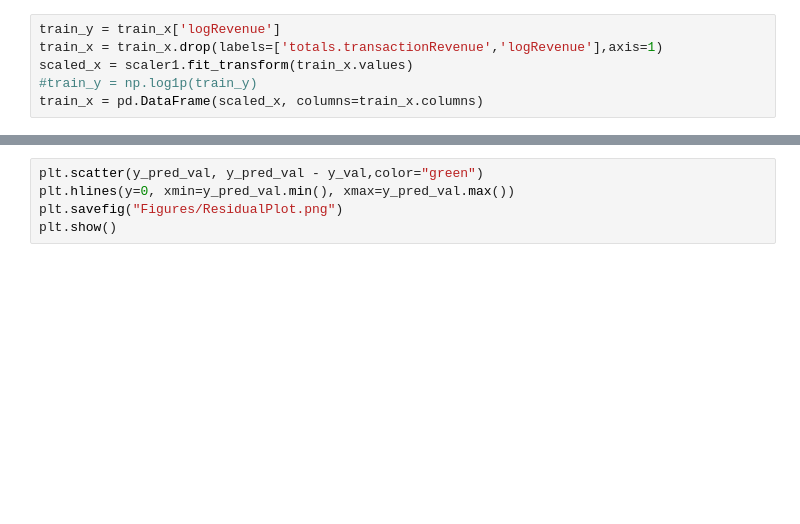
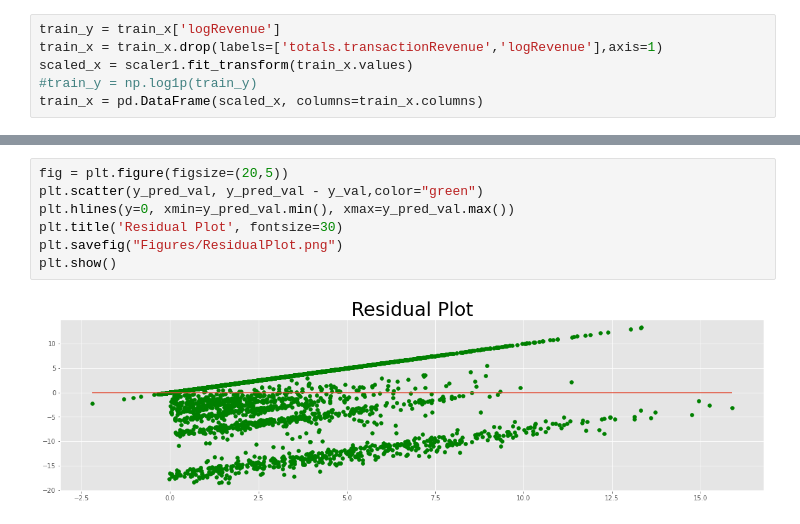
Before and after one commit to sherintm/GA-customer-revenue-analysis, a Jupyter notebook: GACustomerRevenueAnalysis.ipynb, the cells around one changed output, grey strips where cells are left out. Saved outputs shown, nothing was run; the diff lists cells and outputs as text; blank space fills up the shorter version.

```diff
--- a/GACustomerRevenueAnalysis.ipynb
+++ b/GACustomerRevenueAnalysis.ipynb
@@ -1270,5 +1331,9 @@ print(f"LGBM: RMSE val: {np.sqrt(mean_squared_error(y_val, y_pred_val))}")
 # %%
+fig = plt.figure(figsize=(20,5))
 plt.scatter(y_pred_val, y_pred_val - y_val,color="green")
 plt.hlines(y=0, xmin=y_pred_val.min(), xmax=y_pred_val.max())
+plt.title('Residual Plot', fontsize=30)
 plt.savefig("Figures/ResidualPlot.png")
 plt.show()
+# %% [output]
+[figure, added]
```
Also changed, not shown: parts of 9 cells of this notebook, 14 other files.
